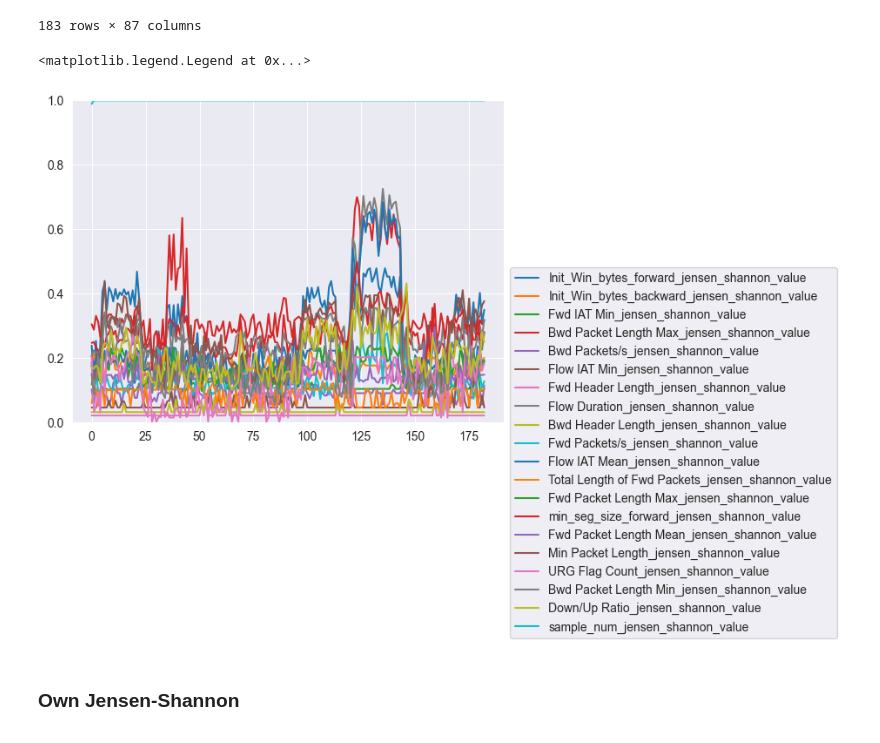
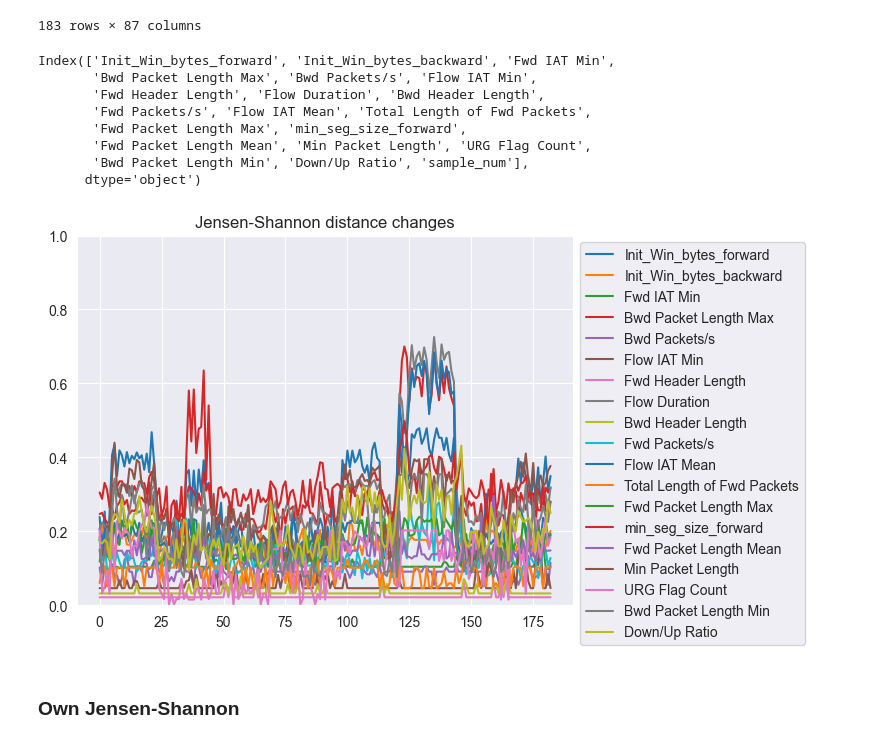
Before and after one commit to marcell-nemeth/dde, a Jupyter notebook: notebooks/drift_score_correlation_cicids.ipynb, the cells around one changed output. Cells and saved outputs as stored; diff of their text form; code cells hidden in the pictures.

```diff
--- a/notebooks/drift_score_correlation_cicids.ipynb
+++ b/notebooks/drift_score_correlation_cicids.ipynb
@@ -200,9 +200,26 @@ display(results_js)
 | 181 | [18100:18199] | 181 | 18100 | 18199 | ... |
 | 182 | [18200:18302] | 182 | 18200 | 18302 | ... |
 183 rows × 87 columns
+# %%
+plot_df.columns
+# %% [output]
+Index(['Init_Win_bytes_forward', 'Init_Win_bytes_backward', 'Fwd IAT Min',
+       'Bwd Packet Length Max', 'Bwd Packets/s', 'Flow IAT Min',
+       'Fwd Header Length', 'Flow Duration', 'Bwd Header Length',
+       'Fwd Packets/s', 'Flow IAT Mean', 'Total Length of Fwd Packets',
+       'Fwd Packet Length Max', 'min_seg_size_forward',
+       'Fwd Packet Length Mean', 'Min Packet Length', 'URG Flag Count',
+       'Bwd Packet Length Min', 'Down/Up Ratio', 'sample_num'],
+      dtype='object')
 # %%
-results_js[[col for col in results_js.columns if '_jensen_shannon_value' in col]].plot(ylim=[0,1])
-plt.legend(bbox_to_anchor=(1, 0.5))
+plot_df = results_js[[col for col in results_js.columns if '_jensen_shannon_value' in col]]
+plot_df.columns = [col.replace("_jensen_shannon_value", "") for col in plot_df.columns]
+
+plot_df = plot_df.drop(columns=['sample_num'])
+
+plot_df.plot(ylim=[0,1], )
+plt.legend(bbox_to_anchor=(1, 1))
+plt.title('Jensen-Shannon distance changes')
+plt.show()
 # %% [output]
-<matplotlib.legend.Legend at 0x...>
-[figure, old version]
+[figure, new version]
```
Also changed, not shown: parts of 2 cells of this notebook, 3 other files.
